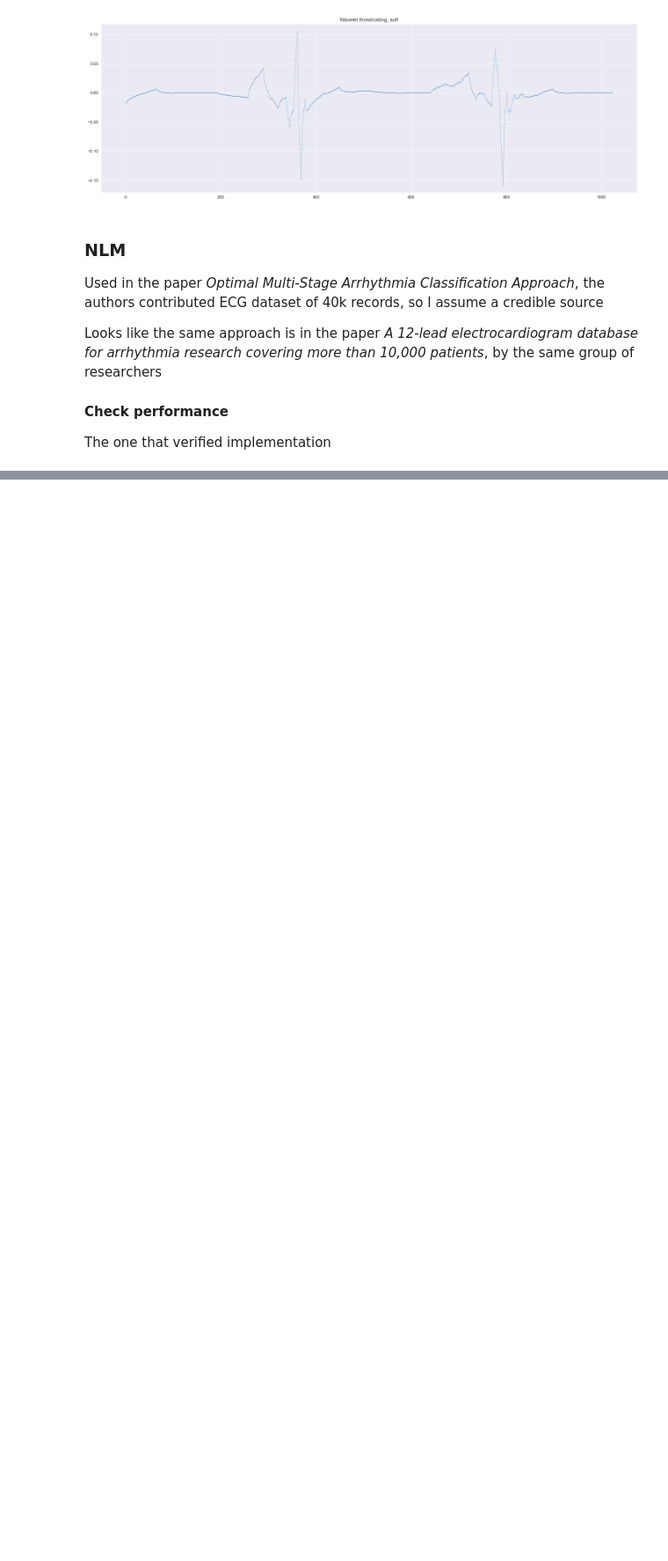
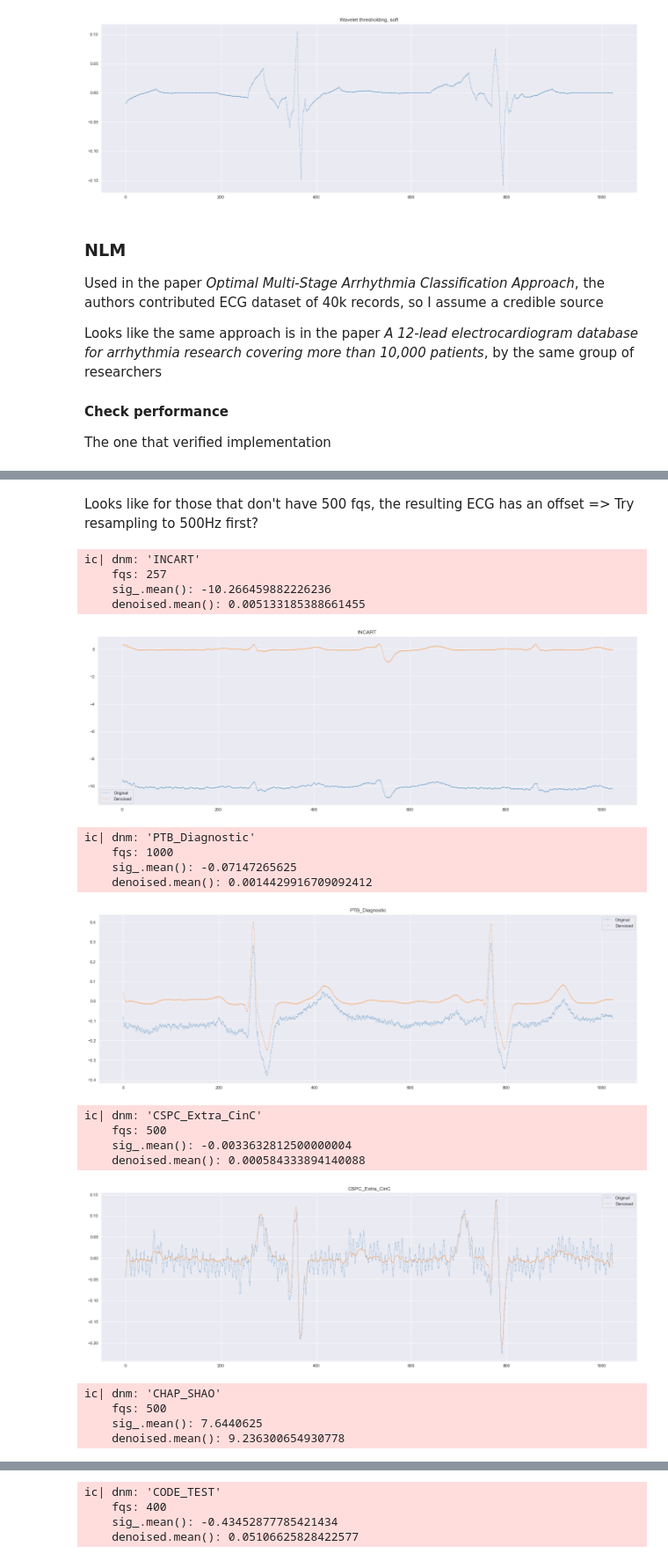
Before and after one commit to StefanHeng/ECG-Representation-Learning, a Jupyter notebook: Data_Processing/explore_preprocessing.ipynb, the cells around one changed output, grey strips where cells are left out. Shown at 88% size. Saved outputs shown, nothing was run; the diff lists cells and outputs as text; code cells hidden in the pictures; blank space fills up the shorter version.

Commit message:
Update: confirm pre-processing settings

```diff
--- a/Data_Processing/explore_preprocessing.ipynb
+++ b/Data_Processing/explore_preprocessing.ipynb
@@ -185,0 +194,31 @@ plot_1d([sig, denoised], label=['Original', 'Zheng denoised'], e=2 ** 10)  # Doe
+# %% [markdown]
+Looks like for those that don't have 500 fqs, the resulting ECG has an offset
+=> Try resampling to 500Hz first?
+# %%
+for dnm, sig in d_eg.items():
+    fqs = config(f'{DIR_DSET}.{dnm}.fqs')
+    sig_, _ = wfdb.processing.resample_sig(sig, fqs, 500)
+
+    denoised = dp.zheng(sig_)
+    ic(dnm, fqs, sig_.mean(), denoised.mean())
+    plot_1d([sig_, denoised], label=['Original', 'Denoised'], e=2 ** 10, title=dnm)
+# %% [output]
+ic| dnm: 'INCART'
+    fqs: 257
+    sig_.mean(): -10.266459882226236
+    denoised.mean(): 0.005133185388661455
+[figure, added]
+ic| dnm: 'PTB_Diagnostic'
+    fqs: 1000
+    sig_.mean(): -0.07147265625
+    denoised.mean(): 0.0014429916709092412
+[figure, added]
+ic| dnm: 'CSPC_Extra_CinC'
+    fqs: 500
+    sig_.mean(): -0.0033632812500000004
+    denoised.mean(): 0.000584333894140088
+[figure, added]
+ic| dnm: 'CHAP_SHAO'
+    fqs: 500
+    sig_.mean(): 7.6440625
+    denoised.mean(): 9.236300654930778
@@ -185,0 +226,4 @@ plot_1d([sig, denoised], label=['Original', 'Zheng denoised'], e=2 ** 10)  # Doe
+ic| dnm: 'CODE_TEST'
+    fqs: 400
+    sig_.mean(): -0.43452877785421434
+    denoised.mean(): 0.05106625828422577
```
Also changed, not shown: parts of 10 cells of this notebook, 3 other files.
